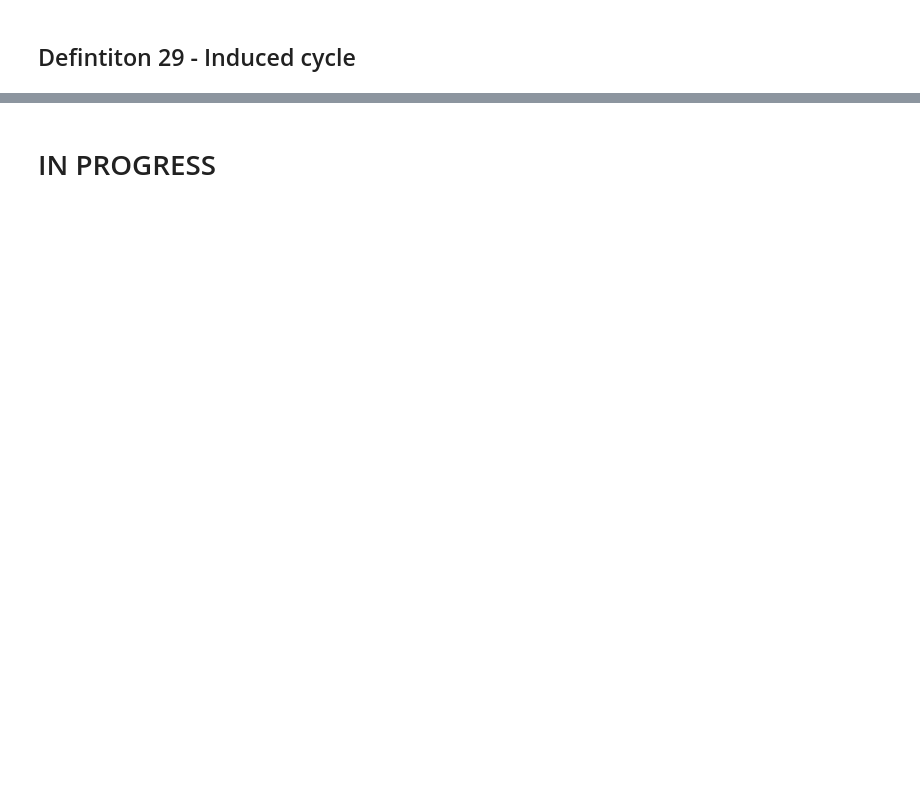
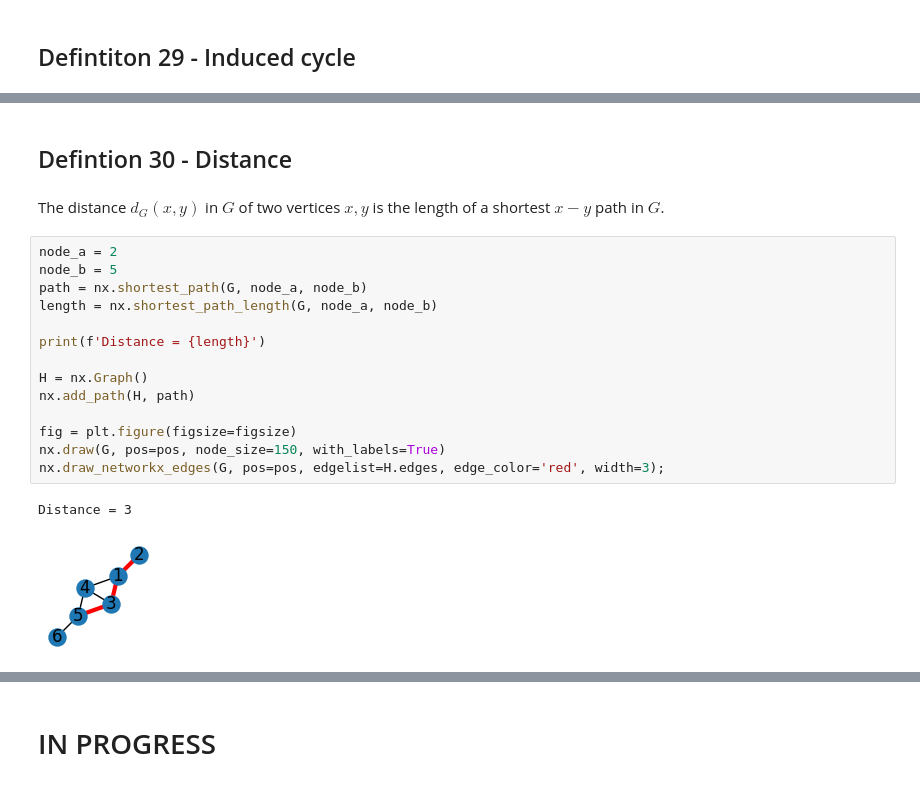
Before and after one commit to lipinski/graph-theory, a Jupyter notebook: definitions.ipynb, the cells around one changed output, grey strips where cells are left out. Saved outputs shown, nothing was run; the diff lists cells and outputs as text; blank space fills up the shorter version.

```diff
--- a/definitions.ipynb
+++ b/definitions.ipynb
@@ -532,0 +558,21 @@ Cord (marked blue) of the cycle {1, 3, 5, 4} is (3, 4)
+# %% [markdown]
+## Defintion 30 - Distance
+# %% [markdown]
+The distance $d_G(x, y)$ in $G$ of two vertices $x,y$ is the length of a shortest $x-y$ path in $G$.
+# %%
+node_a = 2
+node_b = 5
+path = nx.shortest_path(G, node_a, node_b)
+length = nx.shortest_path_length(G, node_a, node_b)
+
+print(f'Distance = {length}')
+
+H = nx.Graph()
+nx.add_path(H, path)
+
+fig = plt.figure(figsize=figsize)
+nx.draw(G, pos=pos, node_size=150, with_labels=True)
+nx.draw_networkx_edges(G, pos=pos, edgelist=H.edges, edge_color='red', width=3);
+# %% [output]
+Distance = 3
+[figure, added]
```
Also changed, not shown: parts of 31 cells of this notebook.
